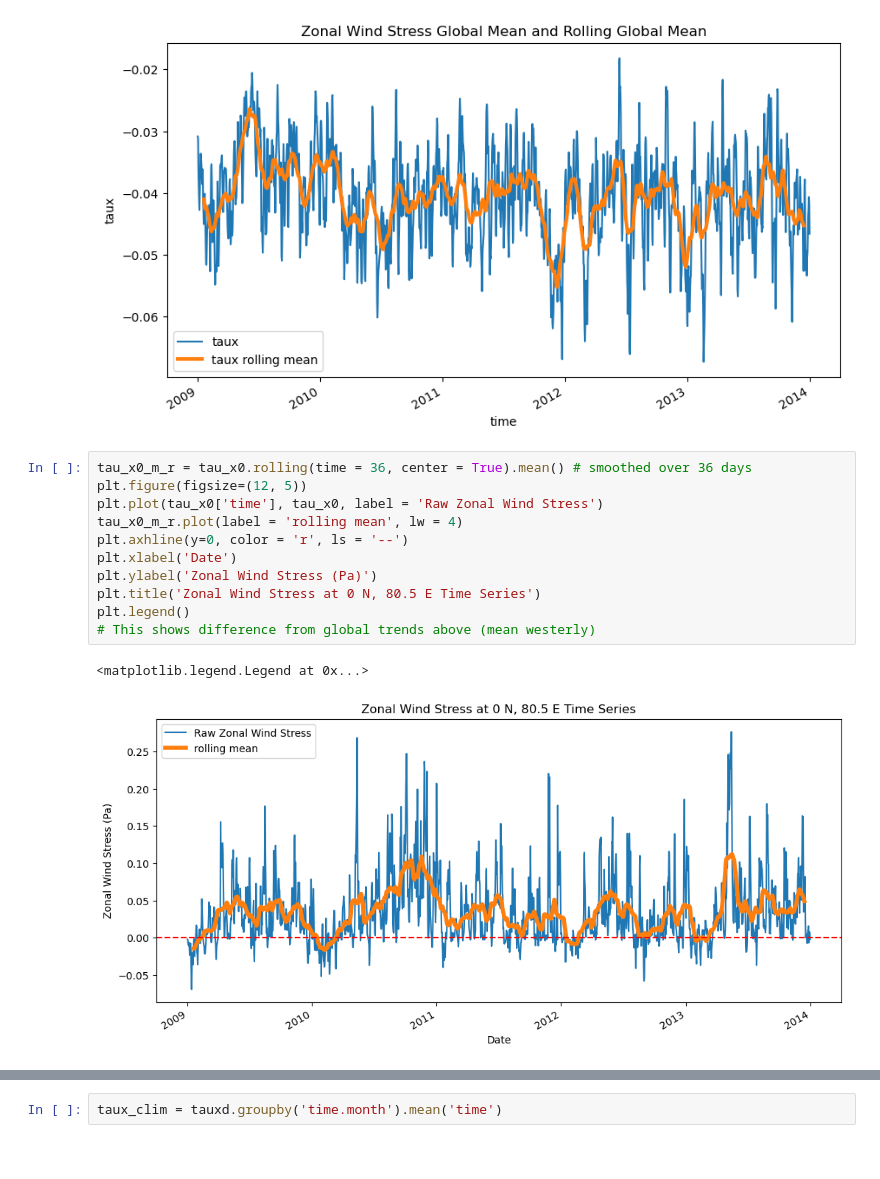
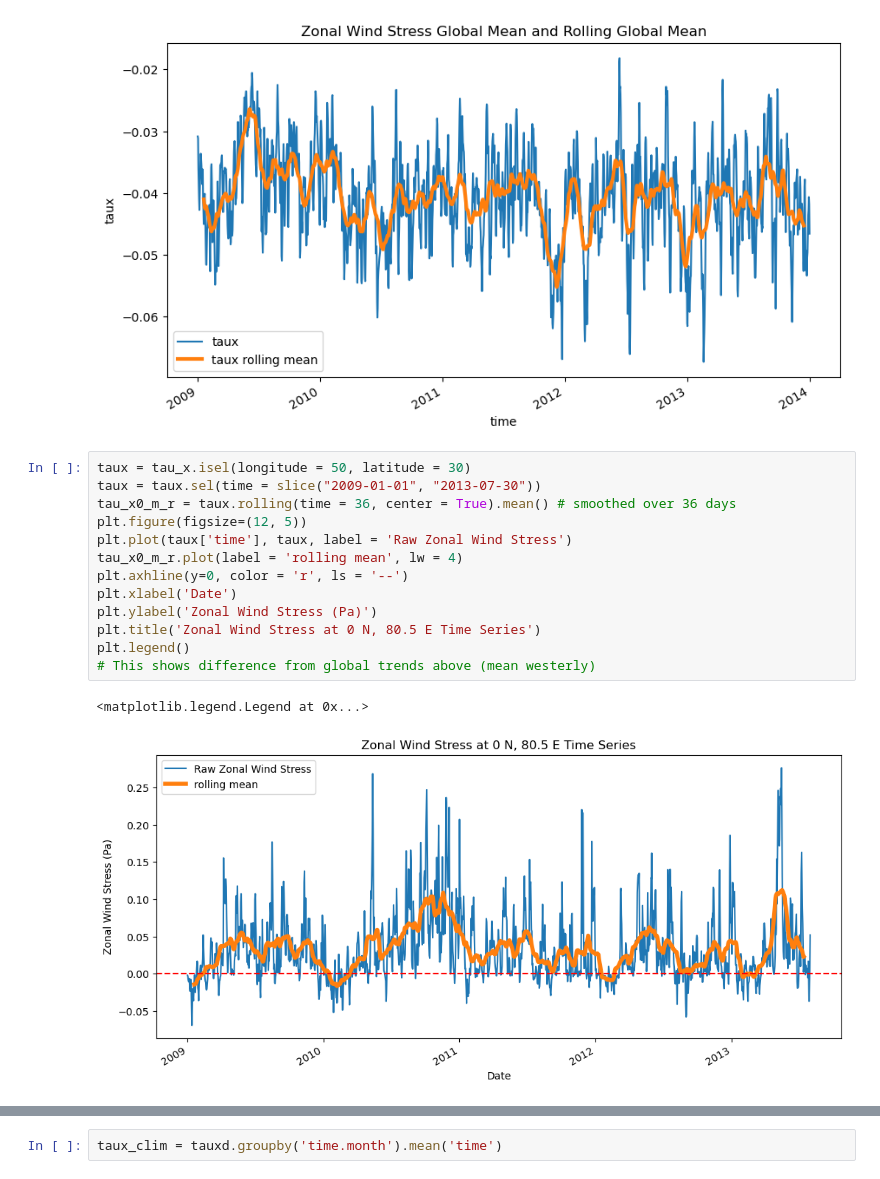
Before and after one commit to aydenvdb/Vertical-Velocities, a Jupyter notebook: Work.ipynb, the cells around one changed output, grey strips where cells are left out. Saved outputs shown, nothing was run; the diff lists cells and outputs as text.

```diff
--- a/Work.ipynb
+++ b/Work.ipynb
@@ -682,16 +1006,18 @@ plt.legend()
 <matplotlib.legend.Legend at 0x...>
 [figure]
 # %%
-tau_x0_m_r = tau_x0.rolling(time = 36, center = True).mean() # smoothed over 36 days
+taux = tau_x.isel(longitude = 50, latitude = 30)
+taux = taux.sel(time = slice("2009-01-01", "2013-07-30"))
+tau_x0_m_r = taux.rolling(time = 36, center = True).mean() # smoothed over 36 days
 plt.figure(figsize=(12, 5))
-plt.plot(tau_x0['time'], tau_x0, label = 'Raw Zonal Wind Stress')
+plt.plot(taux['time'], taux, label = 'Raw Zonal Wind Stress')
 tau_x0_m_r.plot(label = 'rolling mean', lw = 4)
 plt.axhline(y=0, color = 'r', ls = '--')
 plt.xlabel('Date')
 plt.ylabel('Zonal Wind Stress (Pa)')
 plt.title('Zonal Wind Stress at 0 N, 80.5 E Time Series')
 plt.legend()
 # This shows difference from global trends above (mean westerly)
 # %% [output]
 <matplotlib.legend.Legend at 0x...>
-[figure, old version]
+[figure, new version]
```
Also changed, not shown: parts of 46 cells of this notebook.
